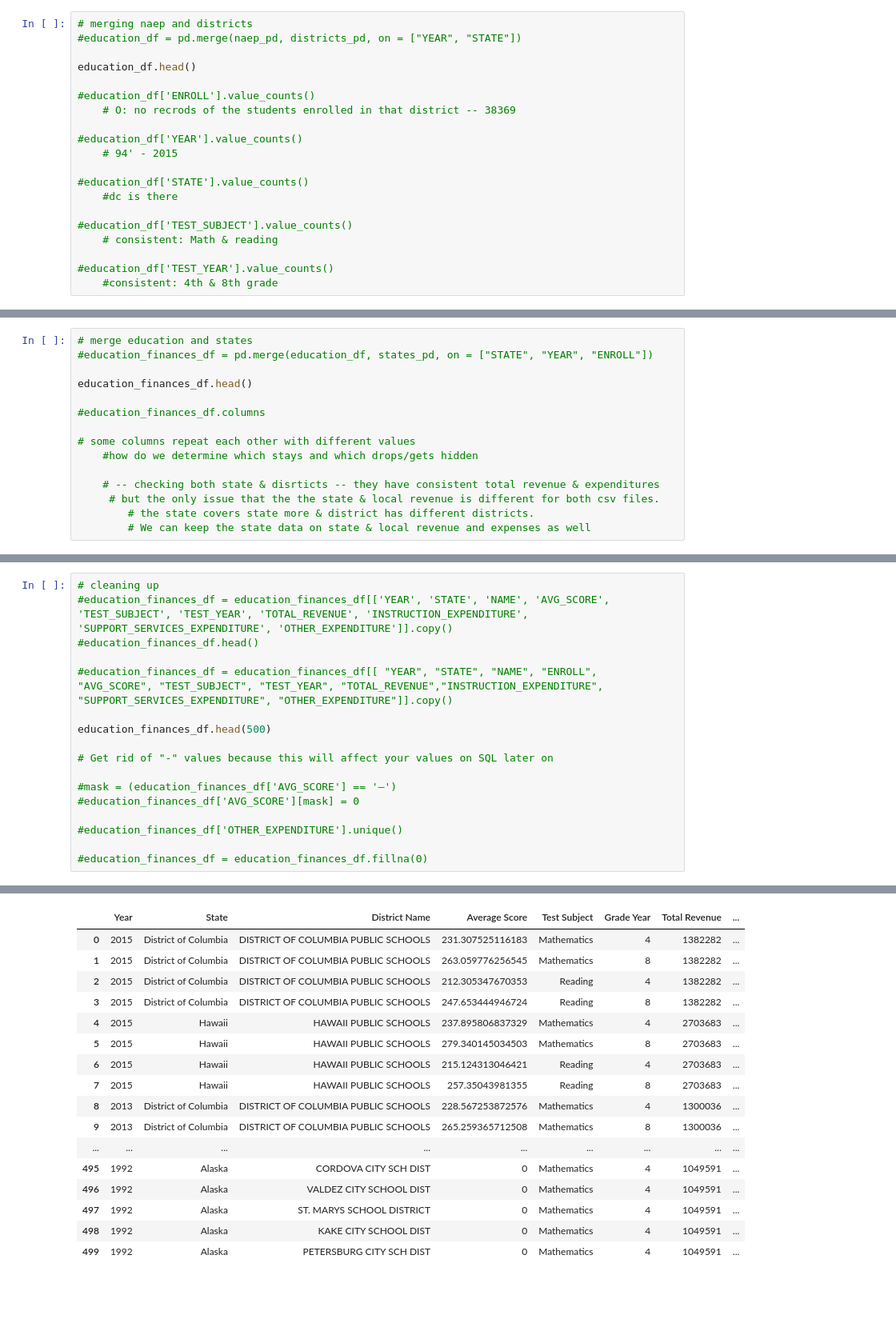
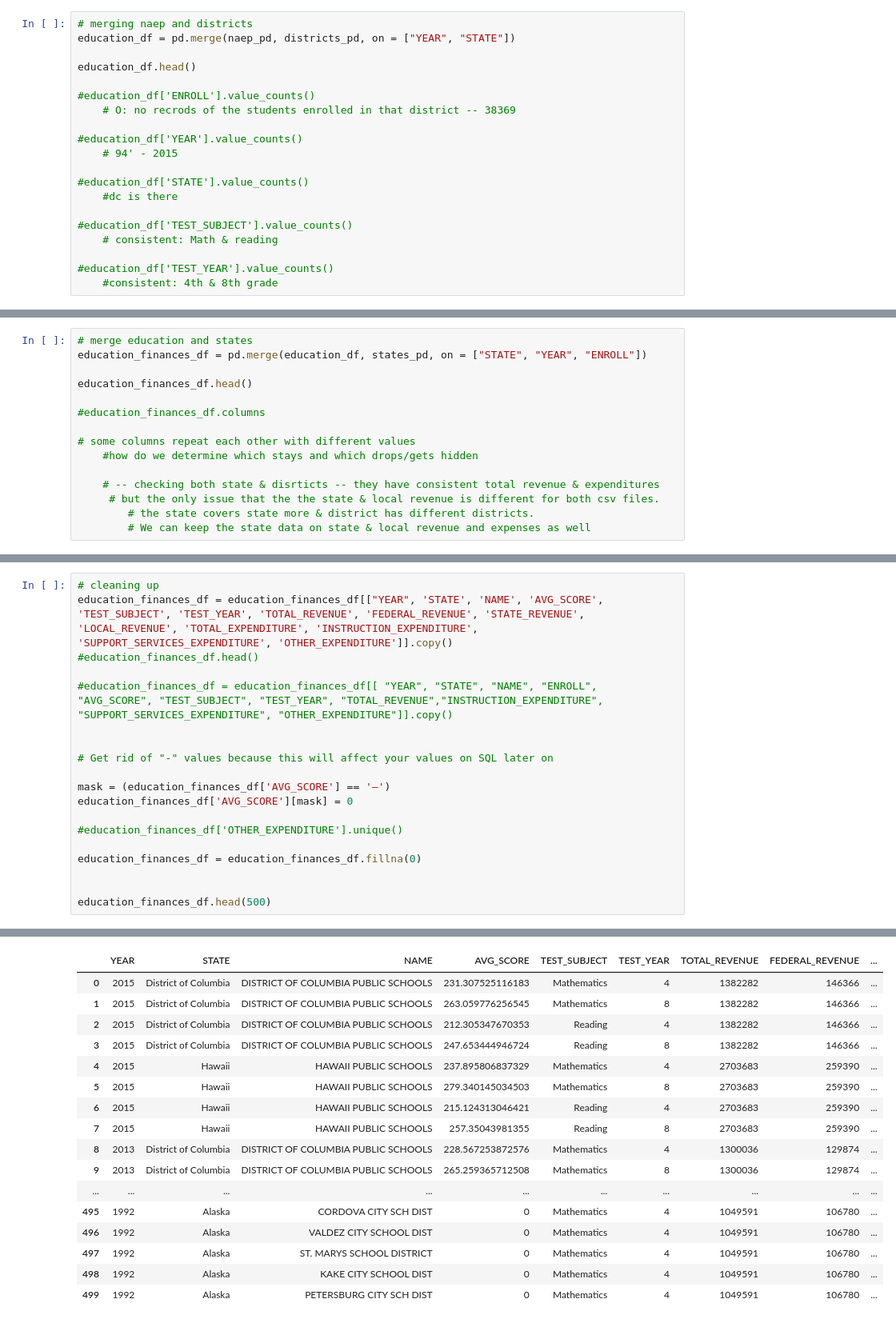
Before and after one commit to juluobruce/Project-, a Jupyter notebook: US Finace Project.ipynb, the cells around one changed output, grey strips where cells are left out. Shown: that part at 80% size. Drawn from its saved outputs; the diff is of its cells as text; blank space fills up the shorter version.

```diff
--- a/US Finace Project.ipynb
+++ b/US Finace Project.ipynb
@@ -146,7 +146,7 @@ states_pd.head()
 | 4 | California | 1992 | NaN | 26260025 | 2072470 | 16546514 | 7641041 | ... |
 # %%
 # merging naep and districts
-#education_df = pd.merge(naep_pd, districts_pd, on = ["YEAR", "STATE"])
+education_df = pd.merge(naep_pd, districts_pd, on = ["YEAR", "STATE"])
 
 education_df.head()
 
@@ -173,7 +173,7 @@ education_df.head()
 | 4 | 2015 | Alabama | 230.977422662321 | Mathematics | 4 | 3357.0 | BIBB COUNTY SCHOOL DISTRICT | 31825 | 3586 | 21687 | ... |
 # %%
 # merge education and states
-#education_finances_df = pd.merge(education_df, states_pd, on = ["STATE", "YEAR", "ENROLL"])
+education_finances_df = pd.merge(education_df, states_pd, on = ["STATE", "YEAR", "ENROLL"])
 
 education_finances_df.head()
 
@@ -196,19 +196,21 @@ education_finances_df.head()
 5 rows × 25 columns
 # %%
 # cleaning up
-#education_finances_df = education_finances_df[['YEAR', 'STATE', 'NAME', 'AVG_SCORE', 'TEST_SUBJECT', 'TEST_YEAR', 'TOTAL_REVENUE', 'INSTRUCTION_EXPENDITURE', 'SUPPORT_SERVICES_EXPENDITURE', 'OTHER_EXPENDITURE']].copy()
+education_finances_df = education_finances_df[["YEAR", 'STATE', 'NAME', 'AVG_SCORE', 'TEST_SUBJECT', 'TEST_YEAR', 'TOTAL_REVENUE', 'FEDERAL_REVENUE', 'STATE_REVENUE', 'LOCAL_REVENUE', 'TOTAL_EXPENDITURE', 'INSTRUCTION_EXPENDITURE', 'SUPPORT_SERVICES_EXPENDITURE', 'OTHER_EXPENDITURE']].copy()
 #education_finances_df.head()
 
 #education_finances_df = education_finances_df[[ "YEAR", "STATE", "NAME", "ENROLL", "AVG_SCORE", "TEST_SUBJECT", "TEST_YEAR", "TOTAL_REVENUE","INSTRUCTION_EXPENDITURE", "SUPPORT_SERVICES_EXPENDITURE", "OTHER_EXPENDITURE"]].copy()
 
-education_finances_df.head(500)
 
 # Get rid of "-" values because this will affect your values on SQL later on
 
-#mask = (education_finances_df['AVG_SCORE'] == '—')
-#education_finances_df['AVG_SCORE'][mask] = 0
+mask = (education_finances_df['AVG_SCORE'] == '—')
+education_finances_df['AVG_SCORE'][mask] = 0
 
 #education_finances_df['OTHER_EXPENDITURE'].unique()
 
-#education_finances_df = education_finances_df.fillna(0)
+education_finances_df = education_finances_df.fillna(0)
+
+
+education_finances_df.head(500)
 # %% [output]
@@ -215,17 +221,17 @@ education_finances_df.head(500)
-|  | Year | State | District Name | Average Score | Test Subject | Grade Year | Total Revenue | ... |
-| 0 | 2015 | District of Columbia | DISTRICT OF COLUMBIA PUBLIC SCHOOLS | 231.307525116183 | Mathematics | 4 | 1382282 | ... |
-| 1 | 2015 | District of Columbia | DISTRICT OF COLUMBIA PUBLIC SCHOOLS | 263.059776256545 | Mathematics | 8 | 1382282 | ... |
-| 2 | 2015 | District of Columbia | DISTRICT OF COLUMBIA PUBLIC SCHOOLS | 212.305347670353 | Reading | 4 | 1382282 | ... |
-| 3 | 2015 | District of Columbia | DISTRICT OF COLUMBIA PUBLIC SCHOOLS | 247.653444946724 | Reading | 8 | 1382282 | ... |
-| 4 | 2015 | Hawaii | HAWAII PUBLIC SCHOOLS | 237.895806837329 | Mathematics | 4 | 2703683 | ... |
-| 5 | 2015 | Hawaii | HAWAII PUBLIC SCHOOLS | 279.340145034503 | Mathematics | 8 | 2703683 | ... |
-| 6 | 2015 | Hawaii | HAWAII PUBLIC SCHOOLS | 215.124313046421 | Reading | 4 | 2703683 | ... |
-| 7 | 2015 | Hawaii | HAWAII PUBLIC SCHOOLS | 257.35043981355 | Reading | 8 | 2703683 | ... |
-| 8 | 2013 | District of Columbia | DISTRICT OF COLUMBIA PUBLIC SCHOOLS | 228.567253872576 | Mathematics | 4 | 1300036 | ... |
-| 9 | 2013 | District of Columbia | DISTRICT OF COLUMBIA PUBLIC SCHOOLS | 265.259365712508 | Mathematics | 8 | 1300036 | ... |
-| ... | ... | ... | ... | ... | ... | ... | ... | ... |
-| 495 | 1992 | Alaska | CORDOVA CITY SCH DIST | 0 | Mathematics | 4 | 1049591 | ... |
-| 496 | 1992 | Alaska | VALDEZ CITY SCHOOL DIST | 0 | Mathematics | 4 | 1049591 | ... |
-| 497 | 1992 | Alaska | ST. MARYS SCHOOL DISTRICT | 0 | Mathematics | 4 | 1049591 | ... |
-| 498 | 1992 | Alaska | KAKE CITY SCHOOL DIST | 0 | Mathematics | 4 | 1049591 | ... |
-| 499 | 1992 | Alaska | PETERSBURG CITY SCH DIST | 0 | Mathematics | 4 | 1049591 | ... |
+|  | YEAR | STATE | NAME | AVG_SCORE | TEST_SUBJECT | TEST_YEAR | TOTAL_REVENUE | FEDERAL_REVENUE | ... |
+| 0 | 2015 | District of Columbia | DISTRICT OF COLUMBIA PUBLIC SCHOOLS | 231.307525116183 | Mathematics | 4 | 1382282 | 146366 | ... |
+| 1 | 2015 | District of Columbia | DISTRICT OF COLUMBIA PUBLIC SCHOOLS | 263.059776256545 | Mathematics | 8 | 1382282 | 146366 | ... |
+| 2 | 2015 | District of Columbia | DISTRICT OF COLUMBIA PUBLIC SCHOOLS | 212.305347670353 | Reading | 4 | 1382282 | 146366 | ... |
+| 3 | 2015 | District of Columbia | DISTRICT OF COLUMBIA PUBLIC SCHOOLS | 247.653444946724 | Reading | 8 | 1382282 | 146366 | ... |
+| 4 | 2015 | Hawaii | HAWAII PUBLIC SCHOOLS | 237.895806837329 | Mathematics | 4 | 2703683 | 259390 | ... |
+| 5 | 2015 | Hawaii | HAWAII PUBLIC SCHOOLS | 279.340145034503 | Mathematics | 8 | 2703683 | 259390 | ... |
+| 6 | 2015 | Hawaii | HAWAII PUBLIC SCHOOLS | 215.124313046421 | Reading | 4 | 2703683 | 259390 | ... |
+| 7 | 2015 | Hawaii | HAWAII PUBLIC SCHOOLS | 257.35043981355 | Reading | 8 | 2703683 | 259390 | ... |
+| 8 | 2013 | District of Columbia | DISTRICT OF COLUMBIA PUBLIC SCHOOLS | 228.567253872576 | Mathematics | 4 | 1300036 | 129874 | ... |
+| 9 | 2013 | District of Columbia | DISTRICT OF COLUMBIA PUBLIC SCHOOLS | 265.259365712508 | Mathematics | 8 | 1300036 | 129874 | ... |
+| ... | ... | ... | ... | ... | ... | ... | ... | ... | ... |
+| 495 | 1992 | Alaska | CORDOVA CITY SCH DIST | 0 | Mathematics | 4 | 1049591 | 106780 | ... |
+| 496 | 1992 | Alaska | VALDEZ CITY SCHOOL DIST | 0 | Mathematics | 4 | 1049591 | 106780 | ... |
+| 497 | 1992 | Alaska | ST. MARYS SCHOOL DISTRICT | 0 | Mathematics | 4 | 1049591 | 106780 | ... |
+| 498 | 1992 | Alaska | KAKE CITY SCHOOL DIST | 0 | Mathematics | 4 | 1049591 | 106780 | ... |
+| 499 | 1992 | Alaska | PETERSBURG CITY SCH DIST | 0 | Mathematics | 4 | 1049591 | 106780 | ... |
```
Also changed, not shown: parts of 2 cells of this notebook, 1 other file.
